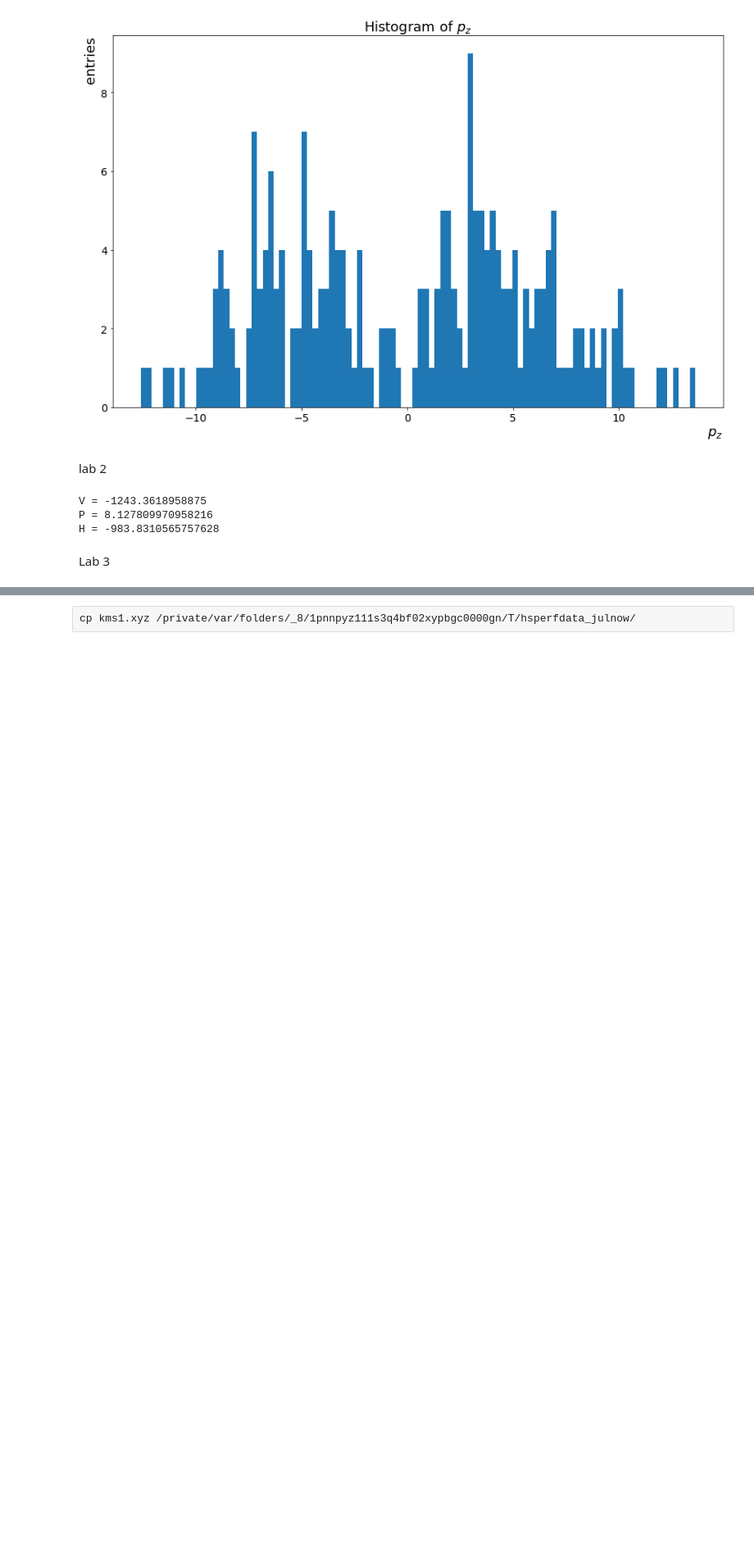
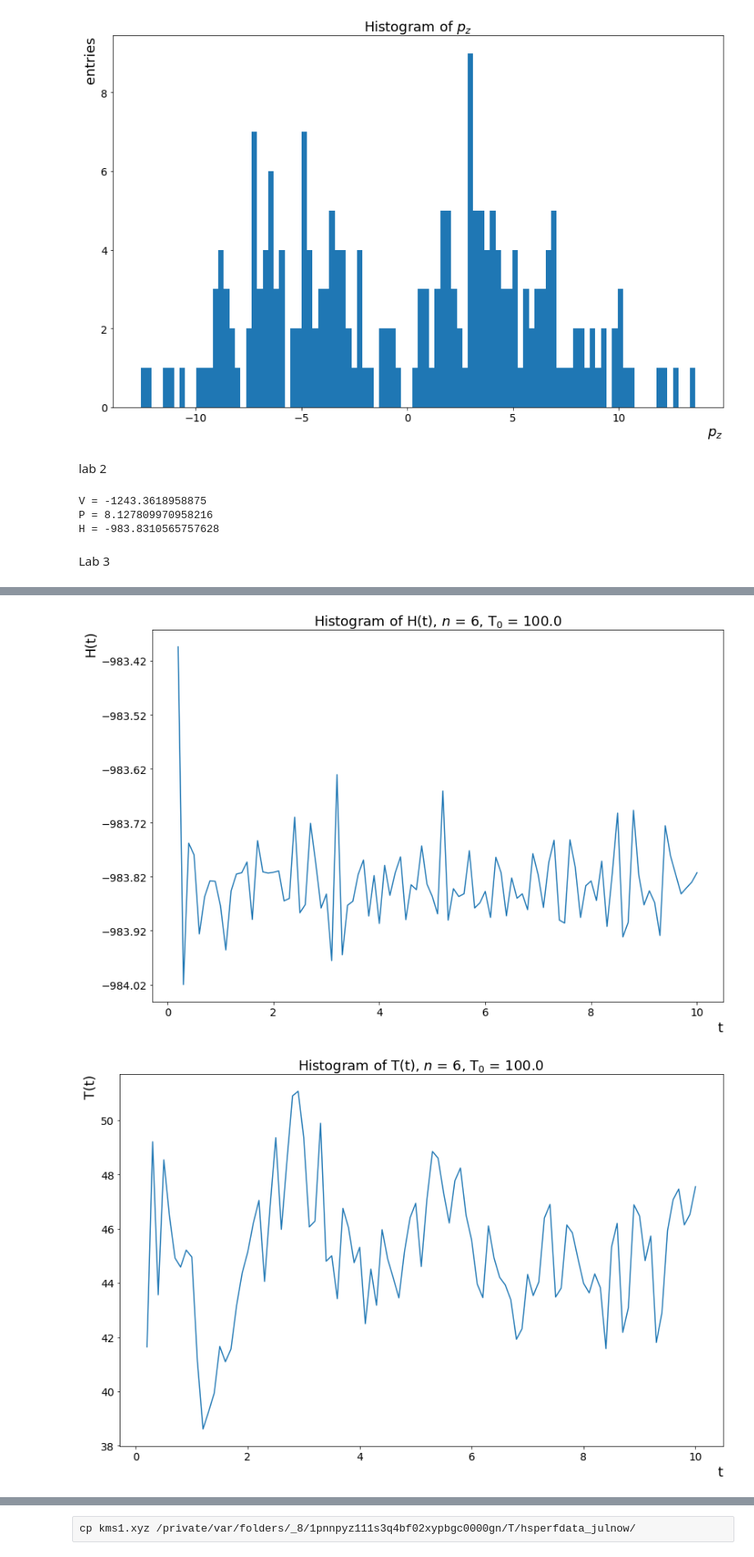
Before and after one commit to julnow/KMS, a Jupyter notebook: 1/kms1.ipynb, the cells around one changed output, grey strips where cells are left out. Shown: that part at 82% size. Saved outputs shown, nothing was run; the diff lists cells and outputs as text; code cells hidden in the pictures; blank space fills up the shorter version.

```diff
--- a/1/kms1.ipynb
+++ b/1/kms1.ipynb
@@ -229,23 +233,26 @@ bar(H_bar, 'H')
 # %%
 if not os.path.exists(directory+'wykresy'):
     os.makedirs(directory+'/wykresy')
 def histogram(var, time, name, info, ticks = 0):
     fig, ax = plt.subplots(figsize=(12,8))
     plt.title(r'Histogram of ' + name + ', '+ info, fontsize=18)
     plt.xlabel('t', fontsize=18, loc='right')
     plt.ylabel(name, fontsize=18, loc='top')
     if (ticks == 1):
-        plt.yticks(np.arange(min(var), max(var)+1, step=.01))
+        plt.yticks(np.arange(min(var), max(var)+1, step=.1))
         ax.get_yaxis().get_major_formatter().set_scientific(False)
         ax.get_yaxis().get_major_formatter().set_useOffset(False)
     #plt.yscale('log')
     plt.plot(time, var)
     ax.tick_params(axis='both', which='major', labelsize=14)
     # plt.yticks(np.arange(min(var), max(var), step=0.01))
     fig.tight_layout()
     plt.savefig(directory+'/wykresy/' + name + '_' + info + '.png')
     plt.show()
 info = '$n$ = ' + str(n) + ', T$_0$ = ' + str(T0)
 histogram(H_t, time, 'H(t)', info, 1)
 histogram(T_t, time, 'T(t)', info)
 histogram(p_t, time, 'p(t)', info)
+# %% [output]
+[figure, added]
+[figure, added]
```
Also changed, not shown: parts of 2 cells of this notebook, 4 other files.
